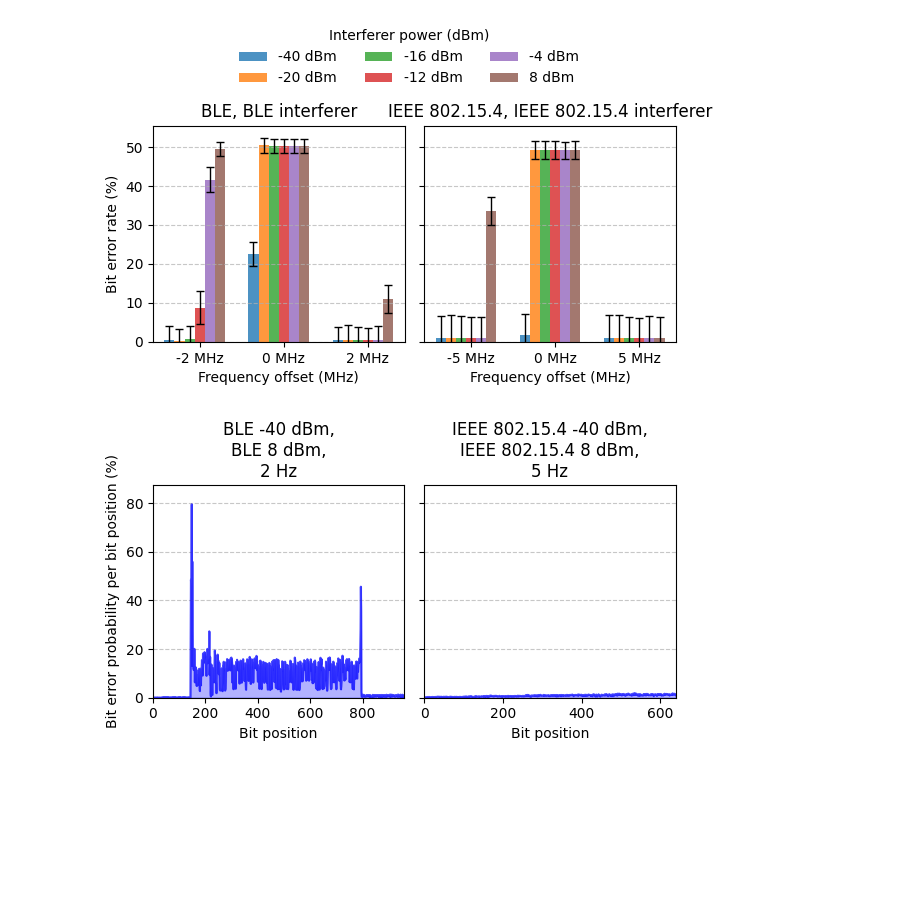
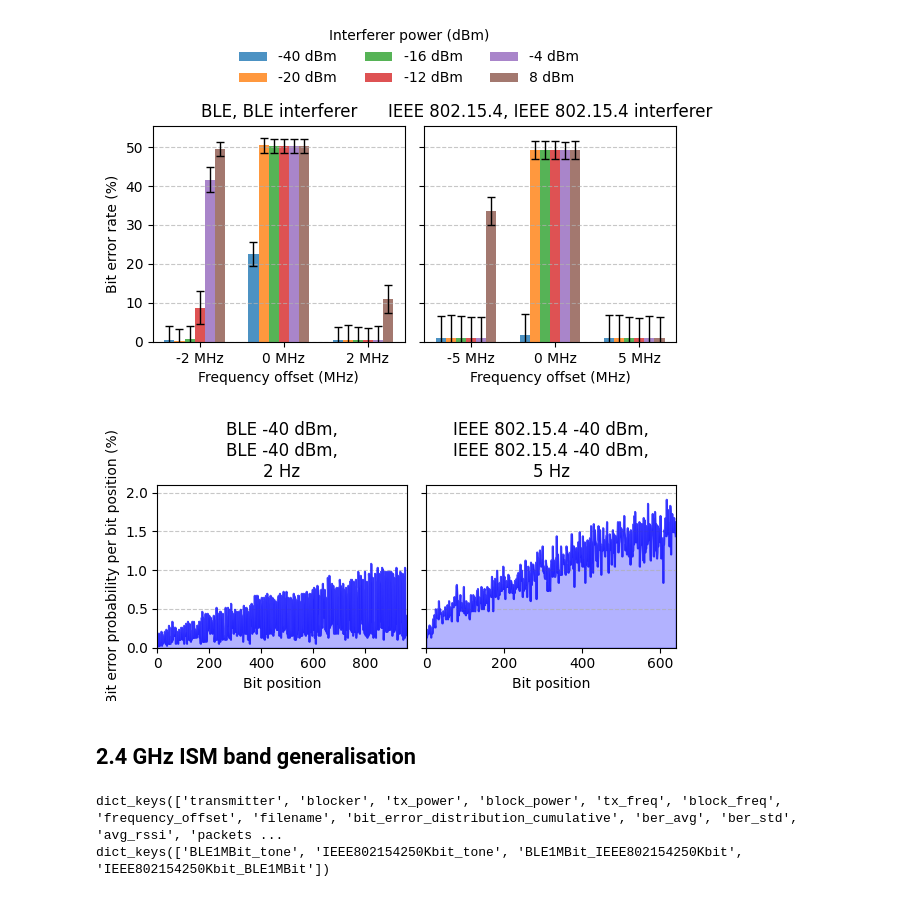
Before and after one commit to SDMote/badillosanjuan25experimental, a Jupyter notebook: python_scripts/data_analysis.ipynb, the cells around one changed output. Cells and saved outputs as stored; diff of their text form; code cells hidden in the pictures; blank space fills up the shorter version.

Commit message:
first prototype: all ISM band figure

```diff
--- a/python_scripts/data_analysis.ipynb
+++ b/python_scripts/data_analysis.ipynb
@@ -624,10 +618,18 @@ plot_grouped_ber_with_subplots(files_dict_same,
 # %%
 # Example: Plot for an array of files
 example_file_same = [
-    files_dict_same["BLE1MBit_BLE1MBit"][17],
-    files_dict_same["IEEE802154250Kbit_IEEE802154250Kbit"][17],
+    files_dict_same["BLE1MBit_BLE1MBit"][12],
+    files_dict_same["IEEE802154250Kbit_IEEE802154250Kbit"][12],
 ]
-plot_cumulative_bit_errors_array(example_file_same, figsize=(6,3.5),
+plot_cumulative_bit_errors_array(example_file_same, figsize=(6,3),
                                  saveas="figs/bit_error_patterns_same_" + filename_same.split("_")[-1] + ".pdf")
 # %% [output]
-[figure, old version]
+[figure, new version]
+# %% [markdown]
+## 2.4 GHz ISM band generalisation
+# %%
+print(files_dict["BLE1MBit_tone"][2].keys())
+print(files_dict.keys())
+# %% [output]
+dict_keys(['transmitter', 'blocker', 'tx_power', 'block_power', 'tx_freq', 'block_freq', 'frequency_offset', 'filename', 'bit_error_distribution_cumulative', 'ber_avg', 'ber_std', 'avg_rssi', 'packets ...
+dict_keys(['BLE1MBit_tone', 'IEEE802154250Kbit_tone', 'BLE1MBit_IEEE802154250Kbit', 'IEEE802154250Kbit_BLE1MBit'])
```
Also changed, not shown: parts of 5 cells of this notebook.
